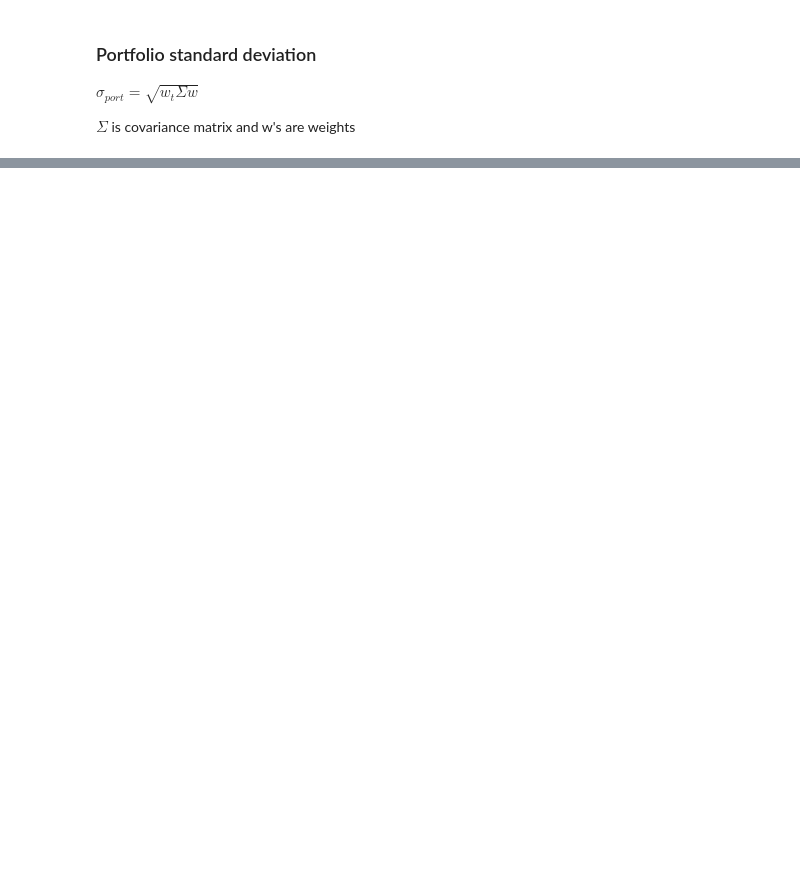
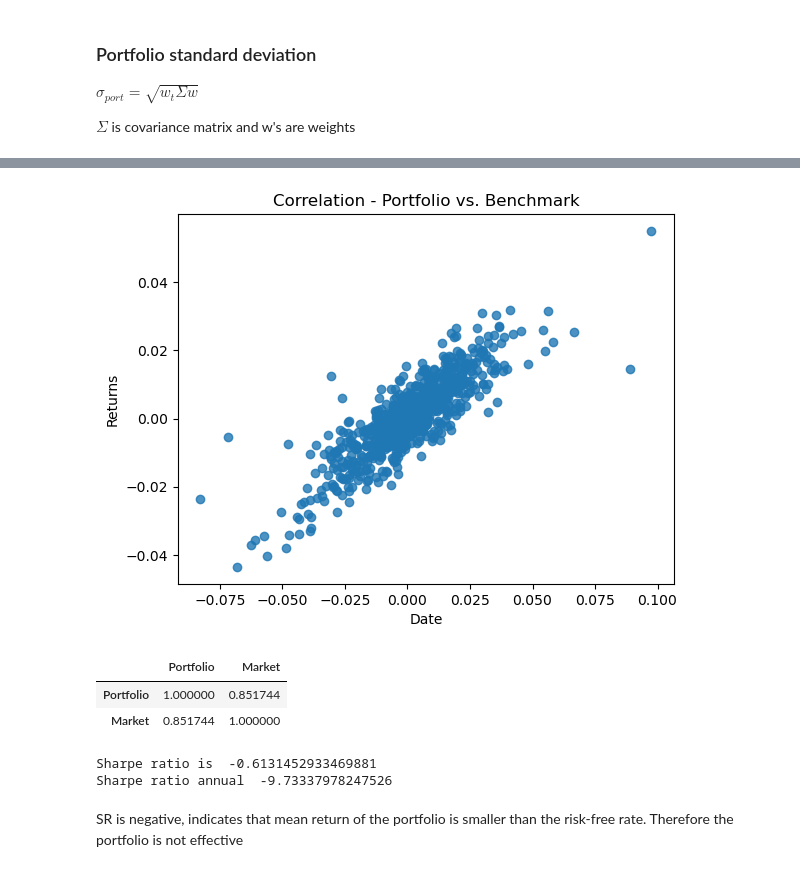
Before and after one commit to ansingh16/risk-management, a Jupyter notebook: Risk_management.ipynb, the cells around one changed output, grey strips where cells are left out. Cells and saved outputs as stored; diff of their text form; code cells hidden in the pictures; blank space fills up the shorter version.

Commit message:
added ratios

```diff
--- a/Risk_management.ipynb
+++ b/Risk_management.ipynb
@@ -241,0 +225,32 @@ print(f"5% VaR of the portfolio: {var_5:.2%}")
+# %%
+# plot scatter plot for correlation
+plt.scatter(stocks_return[ 'Portfolio'  ],stocks_return[ 'Market'],alpha  =   0.80  );
+_  =  plt.ylabel( 'Returns'  )
+_  =  plt.title( 'Correlation - Portfolio vs. Benchmark'  )
+_  =  plt.xlabel( 'Date'  )
+# %% [output]
+[figure, added]
+# %%
+# get the two columns in a dataframe
+portfolio_benchmark  =  stocks_return[[ 'Portfolio','Market']].dropna()
+
+# get correlation
+
+
+portfolio_benchmark.corr()
+# %% [output]
+|  | Portfolio | Market |
+| Portfolio | 1.000000 | 0.851744 |
+| Market | 0.851744 | 1.000000 |
+# %%
+# get sharpe ratio
+
+sharpe_ratio  =  ((stocks_return[ 'Portfolio'  ].mean()  -  stocks_return[ 'RF Rate'  ].mean()))/stocks_return['Portfolio'  ].std()
+
+print("Sharpe ratio is ",sharpe_ratio)
+print("Sharpe ratio annual ",sharpe_ratio*np.sqrt(252))
+# %% [output]
+Sharpe ratio is  -0.6131452933469881
+Sharpe ratio annual  -9.73337978247526
+# %% [markdown]
+SR is  negative,  indicates that mean  return  of  the  portfolio  is  smaller  than  the  risk-free  rate. Therefore the portfolio is not effective
```
Also changed, not shown: parts of 32 cells of this notebook, 2 other files.
